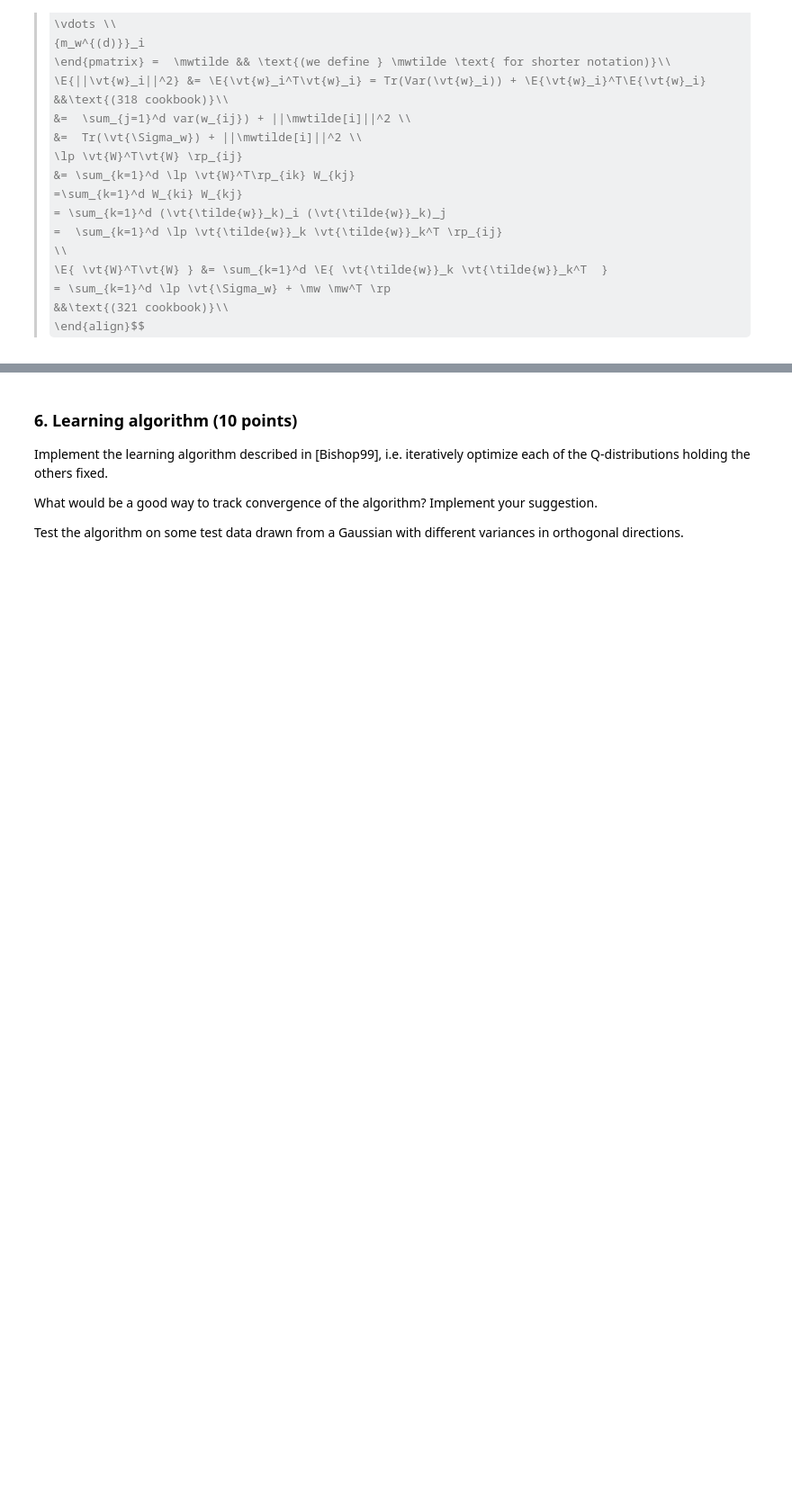
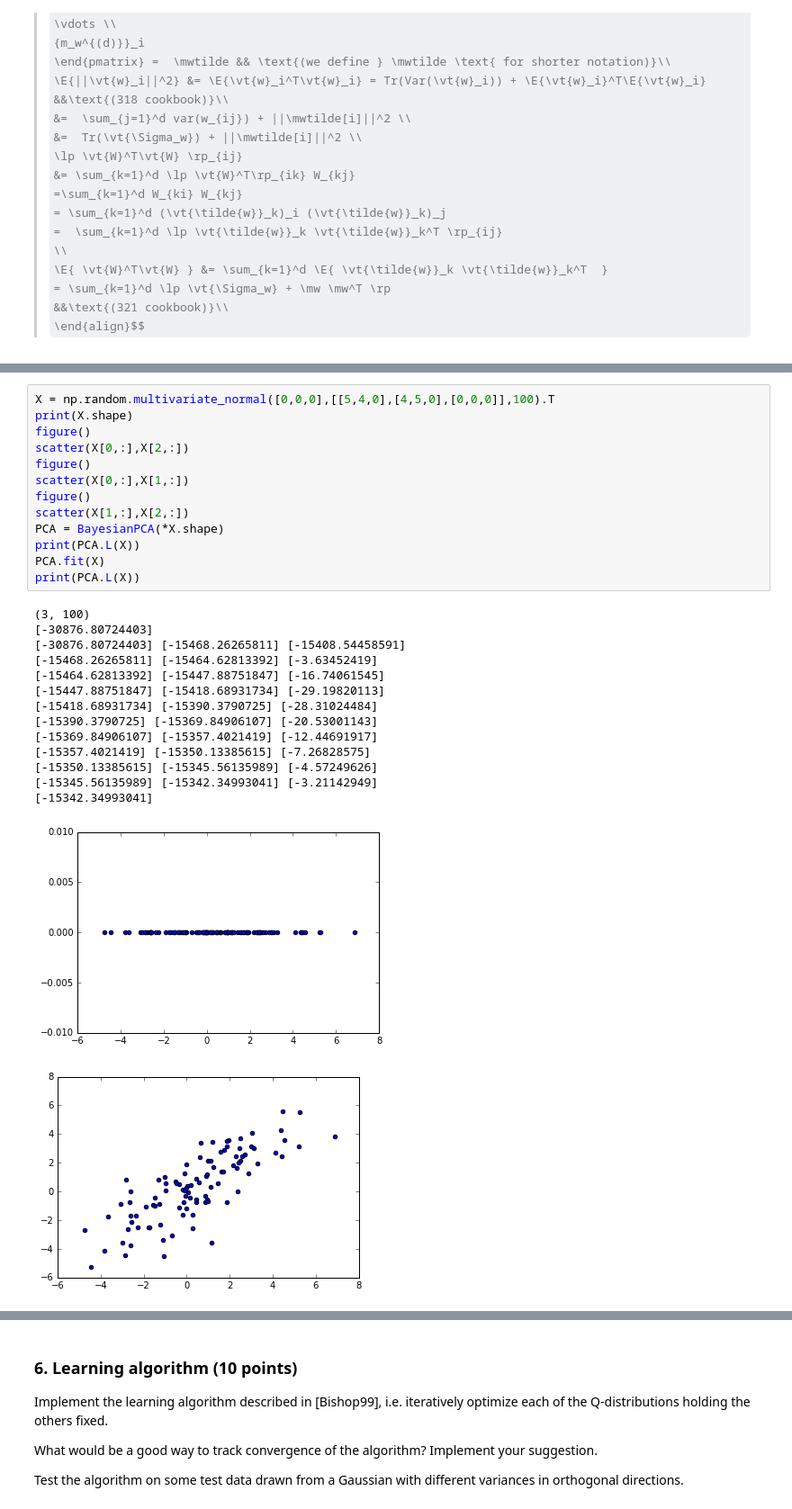
Before and after one commit to Tomaat/ML2, a Jupyter notebook: lab3/Lab3.ipynb, the cells around one changed output, grey strips where cells are left out. Shown: that part at 90% size. Saved outputs shown, nothing was run; the diff lists cells and outputs as text; some formulas as TeX source; blank space fills up the shorter version.

```diff
--- a/lab3/Lab3.ipynb
+++ b/lab3/Lab3.ipynb
@@ -485,0 +504,29 @@ L [-3803.65127848]
+# %%
+X = np.random.multivariate_normal([0,0,0],[[5,4,0],[4,5,0],[0,0,0]],100).T
+print(X.shape)
+figure()
+scatter(X[0,:],X[2,:])
+figure()
+scatter(X[0,:],X[1,:])
+figure()
+scatter(X[1,:],X[2,:])
+PCA = BayesianPCA(*X.shape)
+print(PCA.L(X))
+PCA.fit(X)
+print(PCA.L(X))
+# %% [output]
+(3, 100)
+[-30876.80724403]
+[-30876.80724403] [-15468.26265811] [-15408.54458591]
+[-15468.26265811] [-15464.62813392] [-3.63452419]
+[-15464.62813392] [-15447.88751847] [-16.74061545]
+[-15447.88751847] [-15418.68931734] [-29.19820113]
+[-15418.68931734] [-15390.3790725] [-28.31024484]
+[-15390.3790725] [-15369.84906107] [-20.53001143]
+[-15369.84906107] [-15357.4021419] [-12.44691917]
+[-15357.4021419] [-15350.13385615] [-7.26828575]
+[-15350.13385615] [-15345.56135989] [-4.57249626]
+[-15345.56135989] [-15342.34993041] [-3.21142949]
+[-15342.34993041]
+[figure, added]
+[figure, added]
```
Also changed, not shown: parts of 4 cells of this notebook.
